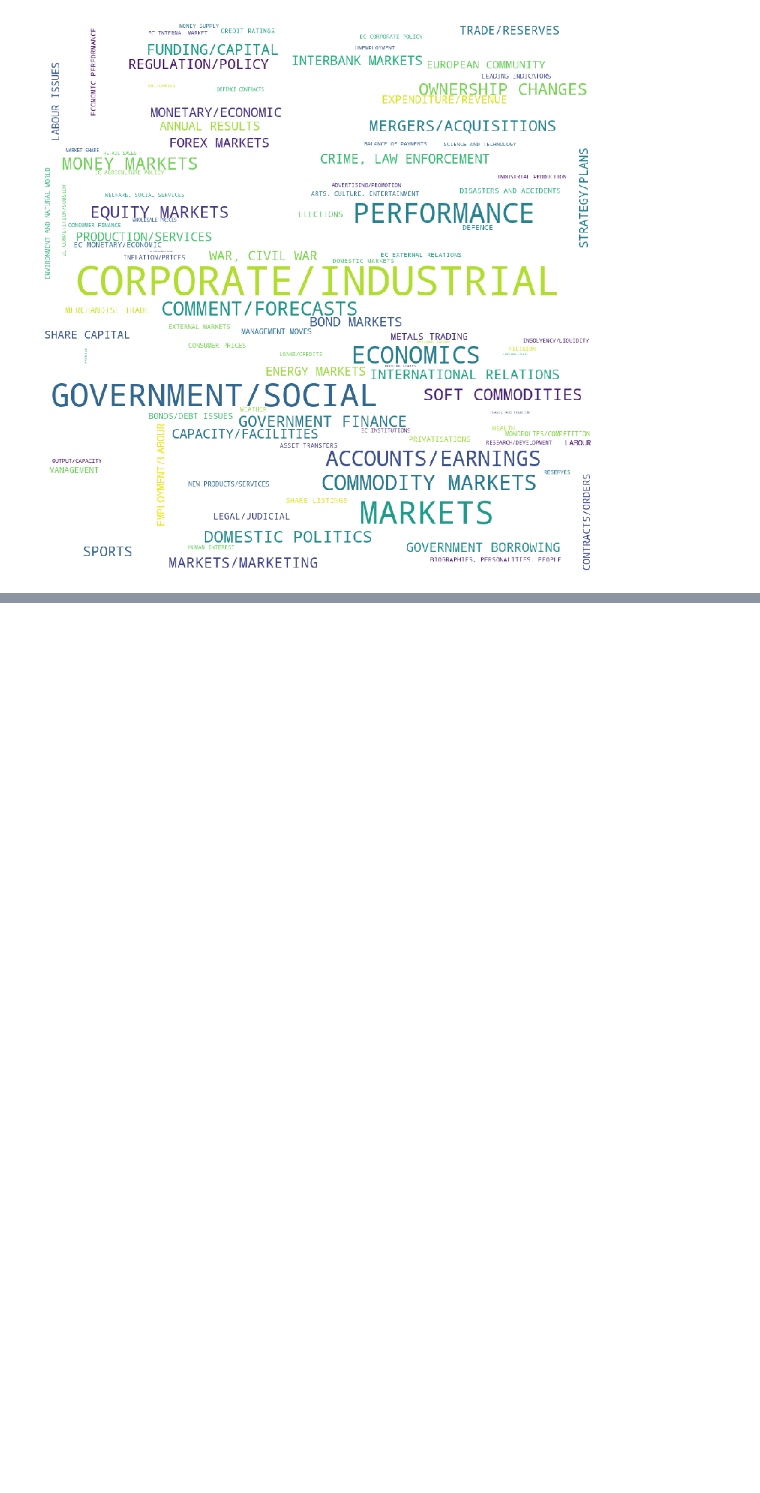
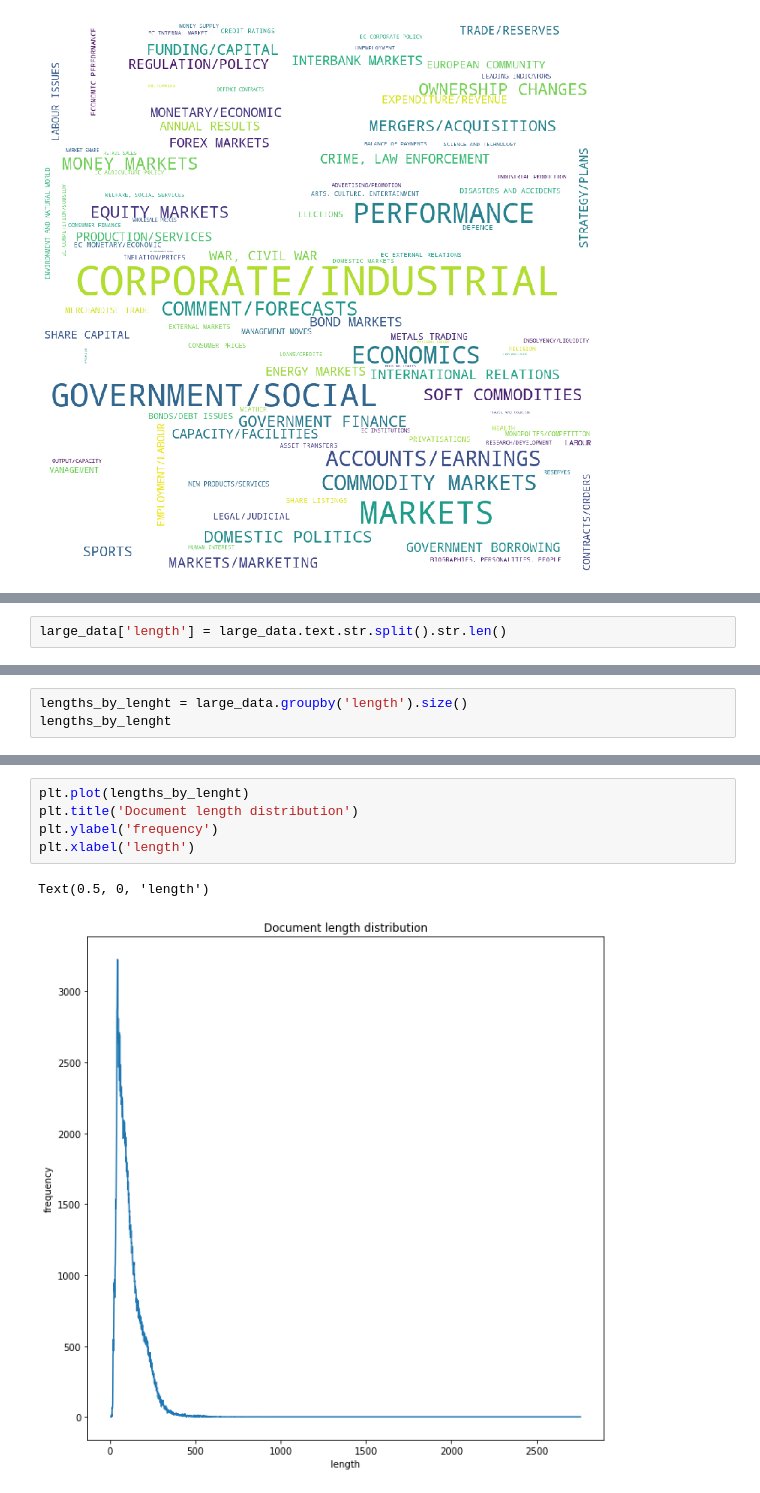
Before and after one commit to apndx/ReutersDocLabeler, a Jupyter notebook: notebooks/explorative-data-analysis.ipynb, the cells around one changed output, grey strips where cells are left out. Cells and saved outputs as stored; diff of their text form; blank space fills up the shorter version.

Commit message:
Explore document lengths

```diff
--- a/notebooks/explorative-data-analysis.ipynb
+++ b/notebooks/explorative-data-analysis.ipynb
@@ -288,0 +324,2 @@ plt.show()
+# %%
+large_data['length'] = large_data.text.str.split().str.len()
@@ -288,0 +359,3 @@ plt.show()
+# %%
+lengths_by_lenght = large_data.groupby('length').size()
+lengths_by_lenght
@@ -288,0 +376,8 @@ plt.show()
+# %%
+plt.plot(lengths_by_lenght)
+plt.title('Document length distribution')
+plt.ylabel('frequency')
+plt.xlabel('length')
+# %% [output]
+Text(0.5, 0, 'length')
+[figure, added]
```
Also changed, not shown: parts of 9 cells of this notebook, 1 other file.
